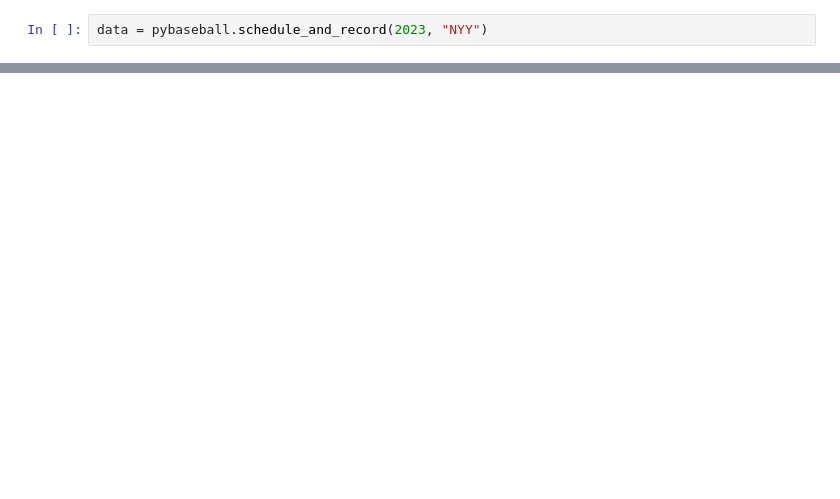
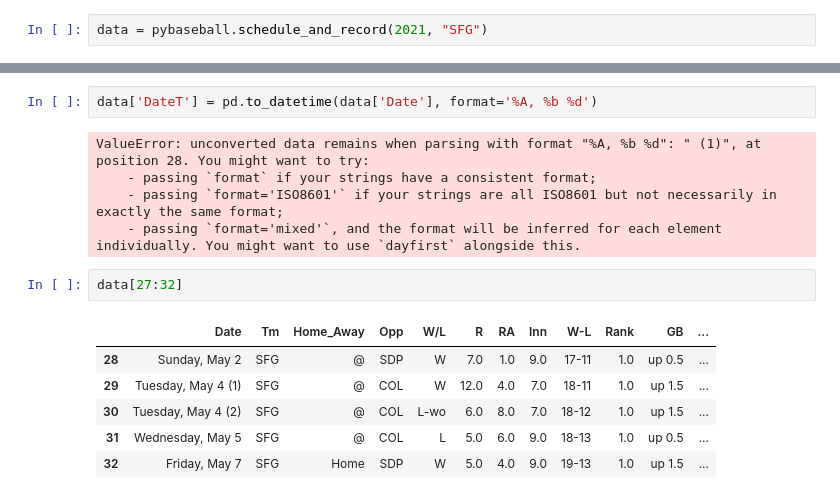
Before and after one commit to cmiller01/mlb-elo, a Jupyter notebook: mlb_elo/notebooks/exploration.ipynb, the cells around one changed output, grey strips where cells are left out. Drawn from its saved outputs; the diff is of its cells as text; blank space fills up the shorter version.

```diff
--- a/mlb_elo/notebooks/exploration.ipynb
+++ b/mlb_elo/notebooks/exploration.ipynb
@@ -3,3 +5,3 @@ import pybaseball
 # %%
-data = pybaseball.schedule_and_record(2023, "NYY")
+data = pybaseball.schedule_and_record(2021, "SFG")
 # %% [output]
@@ -22,0 +35,16 @@ data.query('`W/L` in ("L","W")')
+# %%
+data['DateT'] = pd.to_datetime(data['Date'], format='%A, %b %d')
+# %% [output]
+ValueError: unconverted data remains when parsing with format "%A, %b %d": " (1)", at position 28. You might want to try:
+    - passing `format` if your strings have a consistent format;
+    - passing `format='ISO8601'` if your strings are all ISO8601 but not necessarily in exactly the same format;
+    - passing `format='mixed'`, and the format will be inferred for each element individually. You might want to use `dayfirst` alongside this.
+# %%
+data[27:32]
+# %% [output]
+|  | Date | Tm | Home_Away | Opp | W/L | R | RA | Inn | W-L | Rank | GB | ... |
+| 28 | Sunday, May 2 | SFG | @ | SDP | W | 7.0 | 1.0 | 9.0 | 17-11 | 1.0 | up 0.5 | ... |
+| 29 | Tuesday, May 4 (1) | SFG | @ | COL | W | 12.0 | 4.0 | 7.0 | 18-11 | 1.0 | up 1.5 | ... |
+| 30 | Tuesday, May 4 (2) | SFG | @ | COL | L-wo | 6.0 | 8.0 | 7.0 | 18-12 | 1.0 | up 1.5 | ... |
+| 31 | Wednesday, May 5 | SFG | @ | COL | L | 5.0 | 6.0 | 9.0 | 18-13 | 1.0 | up 0.5 | ... |
+| 32 | Friday, May 7 | SFG | Home | SDP | W | 5.0 | 4.0 | 9.0 | 19-13 | 1.0 | up 1.5 | ... |
```
Also changed, not shown: parts of 14 cells of this notebook, 5 other files.
